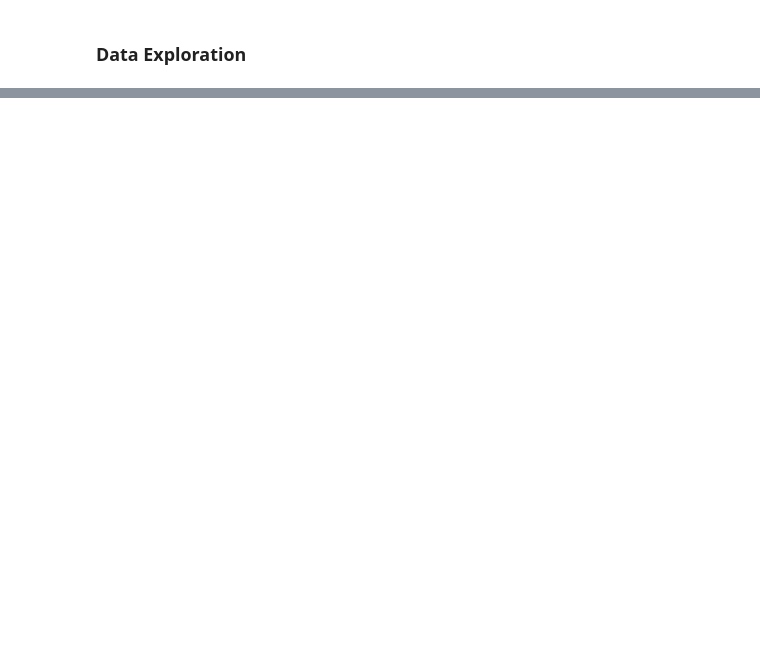
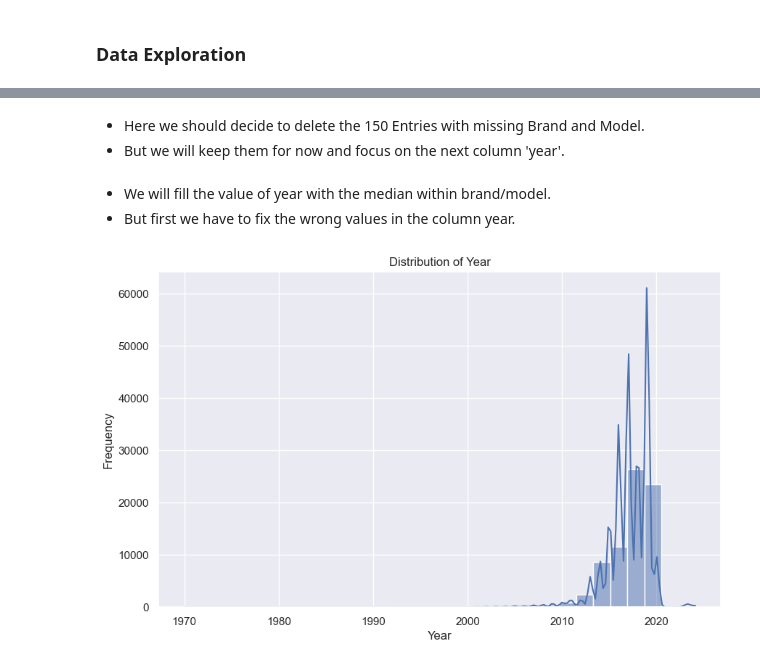
Before and after one commit to Mehmet1700/MachineLearningProject-NOVAIMS2025, a Jupyter notebook: notebooks/10_data_exploration_memo.ipynb, the cells around one changed output, grey strips where cells are left out. Cells and saved outputs as stored; diff of their text form; code cells hidden in the pictures; blank space fills up the shorter version.

```diff
--- a/notebooks/10_data_exploration_memo.ipynb
+++ b/notebooks/10_data_exploration_memo.ipynb
@@ -92,0 +277,17 @@ None
+# %%
+def clean_model(series: pd.Series) -> pd.Series:
+    normed = series.apply(norm_model)
+    normed = normed.apply(lambda x: apply_regex_rules(x) if isinstance(x, str) else x)
+    return normed.map(ALIASES)
+# %%
+# Apply the clean model function to the 'model' column
+X['model'] = clean_model(X['model'])
+
+# Apply the apply_regex_rules function to the 'model' column
+X['model'] = X['model'].apply(lambda x: apply_regex_rules(x) if isinstance(x, str) else x)
+
+# unique models in the column model
+unique_models = X['model'].unique()
+print("\nUnique models in 'model':\n", unique_models)
+# print the number of unique models
+print("\nNumber of unique models in 'model':", len(unique_models))
@@ -92,0 +312,6 @@ None
+# %%
+# Count all the entries in the json to compare with the unique models in the column model
+with open("../mapping/modelname_mapping.json", "r", encoding="utf-8") as f:
+    MM = json.load(f)
+ALIASES = MM.get("aliases", {})
+print("\nNumber of entries in the modelname_mapping.json:", len(ALIASES))
@@ -92,0 +322,13 @@ None
+# %%
+# Check for missing values in 'Brand' before filling
+print("\nMissing values in 'Brand' before filling:\n", X['Brand'].isnull().sum())
+
+# Load mapping
+with open("../mapping/brand_model_mapping.json", "r", encoding="utf-8") as f:
+    brand_to_model = json.load(f)
+
+# Map directly using the mapping
+X["Brand"] = X["Brand"].fillna(X["model"].map(brand_to_model))
+
+# Check for missing values in 'Brand' after filling
+print("\nMissing values in 'Brand' after filling:\n", X['Brand'].isnull().sum())
@@ -92,0 +389,16 @@ None
+# %% [markdown]
+- Here we should decide to delete the 150 Entries with missing Brand and Model.
+- But we will keep them for now and focus on the next column 'year'.
+# %% [markdown]
+- We will fill the value of year with the median within brand/model.
+- But first we have to fix the wrong values in the column year.
+# %%
+# Plot the distribution of the year column
+plt.figure(figsize=(10, 6))
+sns.histplot(X['year'].dropna(), bins=30, kde=True)
+plt.title('Distribution of Year')
+plt.xlabel('Year')
+plt.ylabel('Frequency')
+plt.show()
+# %% [output]
+[figure, added]
```
Also changed, not shown: parts of 32 cells of this notebook, 5 other files.
